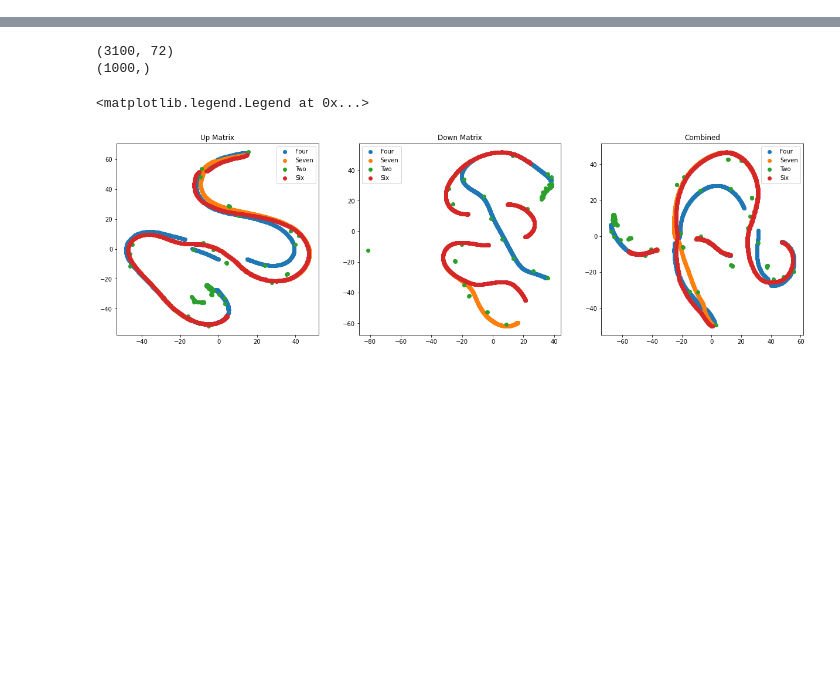
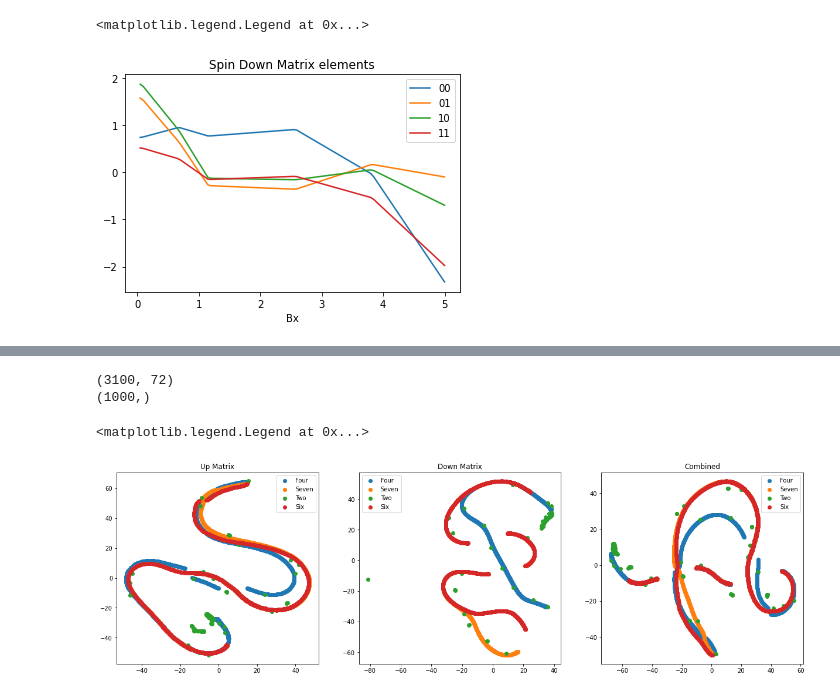
Before and after one commit to szaman19/MPSML, a Jupyter notebook: code/mps/MPS_Generator.ipynb, the cells around one changed output, grey strips where cells are left out. Drawn from its saved outputs; the diff is of its cells as text; code cells hidden in the pictures; blank space fills up the shorter version.

```diff
--- a/code/mps/MPS_Generator.ipynb
+++ b/code/mps/MPS_Generator.ipynb
@@ -312,0 +416,15 @@ data_down = data_down.reshape((3100,36))
+# %%
+x = np.arange(1,101)
+x = x / (100) * 5
+k = 2
+m = k-1
+plt.plot(x,data_up[100*m:100*k,0], label='00')
+plt.plot(x,data_up[100*m:100*k,1], label='01')
+plt.plot(x,data_up[100*m:100*k,2], label='10')
+plt.plot(x,data_up[100*m:100*k,3], label='11')
+plt.xlabel('Bx')
+plt.title('Spin Down Matrix elements')
+plt.legend()
+# %% [output]
+<matplotlib.legend.Legend at 0x...>
+[figure, added]
```
Also changed, not shown: parts of 43 cells of this notebook, 3 other files.
